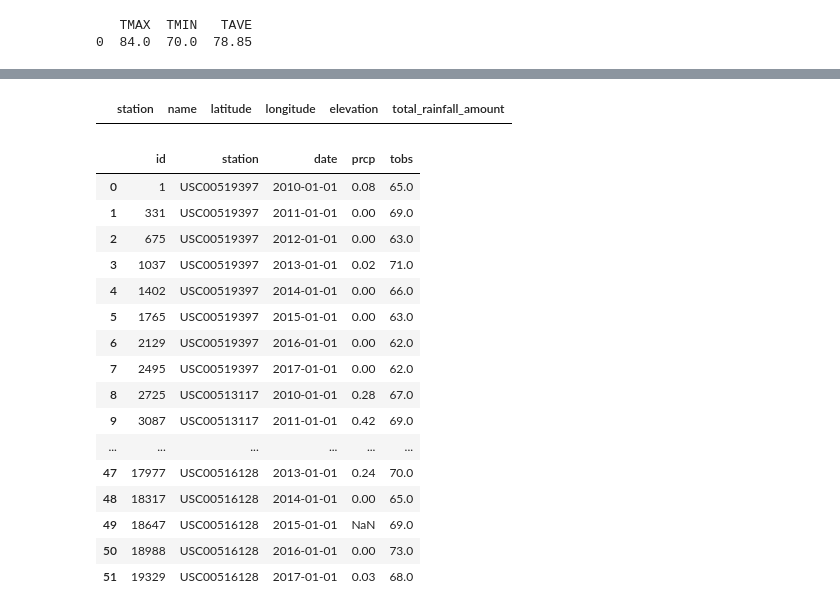
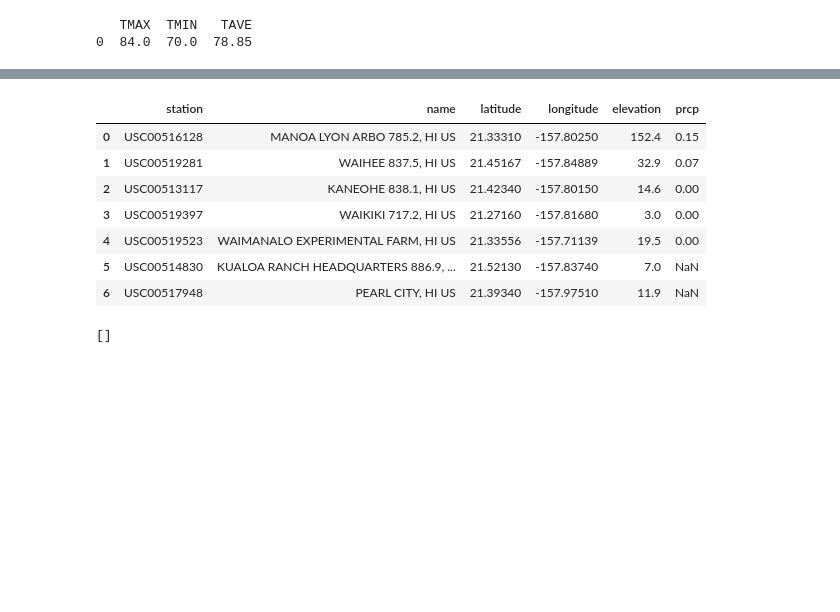
Before and after one commit to mgfrancis/sqlalchemy-challenge, a Jupyter notebook: Case/climate_starter.ipynb, the cells around one changed output, grey strips where cells are left out. Cells and saved outputs as stored; diff of their text form; code cells hidden in the pictures; blank space fills up the shorter version.

```diff
--- a/Case/climate_starter.ipynb
+++ b/Case/climate_starter.ipynb
@@ -235,20 +256,25 @@ plt.show()
 # %%
 # Calculate the total amount of rainfall per weather station for your trip dates using the previous year's matching dates.
 # Sort this in descending order by precipitation amount and list the station, name, latitude, longitude, and elevation
 
-trip_start = '2017-08-05'
-trip_end = '2017-08-30'
 
 rainfall = pd.read_sql(
-    ("select s.station, s.name, s.latitude, s.longitude, s.elevation, sum(m.prcp) as total_rainfall_amount \
+    ("select s.station, s.name, s.latitude, s.longitude, s.elevation, m.prcp \
         from measurement m \
-        join station s on m.station = s.station \
-        where m.date between '{trip_start}' and '{trip_end}' \
+        inner join station s on m.station = s.station \
+        where m.date between '2016-02-01' and '2016-03-15' \
         group by s.station, s.name, s.latitude, s.longitude, s.elevation \
         order by 6 desc"), conn)
 rainfall
 # %% [output]
-|  | station | name | latitude | longitude | elevation | total_rainfall_amount |
+|  | station | name | latitude | longitude | elevation | prcp |
+| 0 | USC00516128 | MANOA LYON ARBO 785.2, HI US | 21.33310 | -157.80250 | 152.4 | 0.15 |
+| 1 | USC00519281 | WAIHEE 837.5, HI US | 21.45167 | -157.84889 | 32.9 | 0.07 |
+| 2 | USC00513117 | KANEOHE 838.1, HI US | 21.42340 | -157.80150 | 14.6 | 0.00 |
+| 3 | USC00519397 | WAIKIKI 717.2, HI US | 21.27160 | -157.81680 | 3.0 | 0.00 |
+| 4 | USC00519523 | WAIMANALO EXPERIMENTAL FARM, HI US | 21.33556 | -157.71139 | 19.5 | 0.00 |
+| 5 | USC00514830 | KUALOA RANCH HEADQUARTERS 886.9, ... | 21.52130 | -157.83740 | 7.0 | NaN |
+| 6 | USC00517948 | PEARL CITY, HI US | 21.39340 | -157.97510 | 11.9 | NaN |
 # %%
 # calculate the daily normals for your trip
 # push each tuple of calculations into a list called `normals`
@@ -263,6 +289,9 @@ rainfall
 # %%
 # Create a query that will calculate the daily normals
 # (i.e. the averages for tmin, tmax, and tavg for all historic data matching a specific month and day)
+
+dates = ['2017-08-01','2017-08-02','2017-08-03','2017-08-04','2017-08-05','2017-08-06']
+normals = []
 
 def daily_normals(date):
     """Daily Normals.
@@ -277,36 +306,22 @@ def daily_normals(date):
 
     # your code here
     engine = create_engine("sqlite:///Resources/hawaii.sqlite")
-    conn = engine.connect()
+    cursor = engine.connect()
 
-    query = f"select * from measurement where date like '%%{date}'"
-    minquery = f"select min(tobs) from measurement where date like '%%{date}'"
-    maxquery = f"select max(tobs) from measurement where date like '%%{date}'"
-    avequery = f"select ave(tobs) from measurement where date like '%%{date}'"
 
-    sd = pd.read_sql(query, conn)
+    for date in dates:
+        cursor.execute("select date, to_char(date, 'mm-dd'), min(tobs) as TMIN, max(tobs) as TMAX, ave(tobs) as TAVE \
+                  from measurement where date = '{date}'")
+        for result in cursor:
+            normals.append(result)
 
-    return sd
 
-daily_normals("01-01")
+    return normals
+
+normals
+#daily_normals()
 # %% [output]
-|  | id | station | date | prcp | tobs |
-| 0 | 1 | USC00519397 | 2010-01-01 | 0.08 | 65.0 |
-| 1 | 331 | USC00519397 | 2011-01-01 | 0.00 | 69.0 |
-| 2 | 675 | USC00519397 | 2012-01-01 | 0.00 | 63.0 |
-| 3 | 1037 | USC00519397 | 2013-01-01 | 0.02 | 71.0 |
-| 4 | 1402 | USC00519397 | 2014-01-01 | 0.00 | 66.0 |
-| 5 | 1765 | USC00519397 | 2015-01-01 | 0.00 | 63.0 |
-| 6 | 2129 | USC00519397 | 2016-01-01 | 0.00 | 62.0 |
-| 7 | 2495 | USC00519397 | 2017-01-01 | 0.00 | 62.0 |
-| 8 | 2725 | USC00513117 | 2010-01-01 | 0.28 | 67.0 |
-| 9 | 3087 | USC00513117 | 2011-01-01 | 0.42 | 69.0 |
-| ... | ... | ... | ... | ... | ... |
-| 47 | 17977 | USC00516128 | 2013-01-01 | 0.24 | 70.0 |
-| 48 | 18317 | USC00516128 | 2014-01-01 | 0.00 | 65.0 |
-| 49 | 18647 | USC00516128 | 2015-01-01 | NaN | 69.0 |
-| 50 | 18988 | USC00516128 | 2016-01-01 | 0.00 | 73.0 |
-| 51 | 19329 | USC00516128 | 2017-01-01 | 0.03 | 68.0 |
+[]
 # %%
 # Load the previous query results into a Pandas DataFrame and add the `trip_dates` range as the `date` index
 # %%
```
Also changed, not shown: parts of 8 cells of this notebook.
